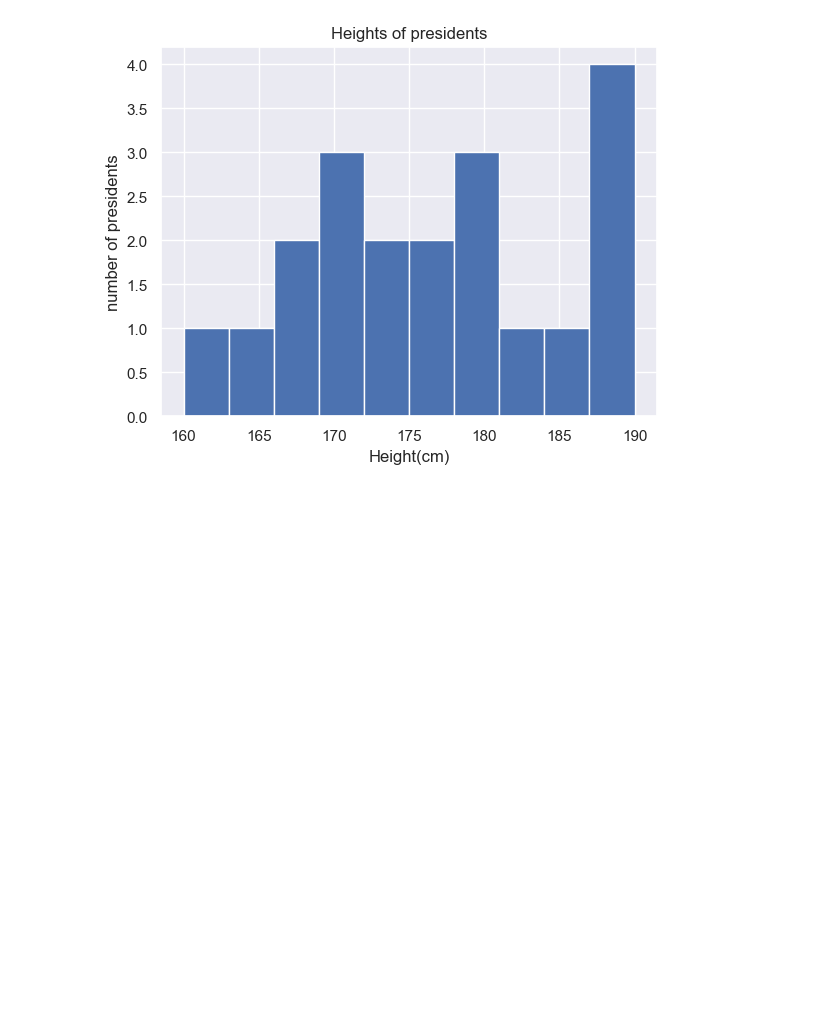
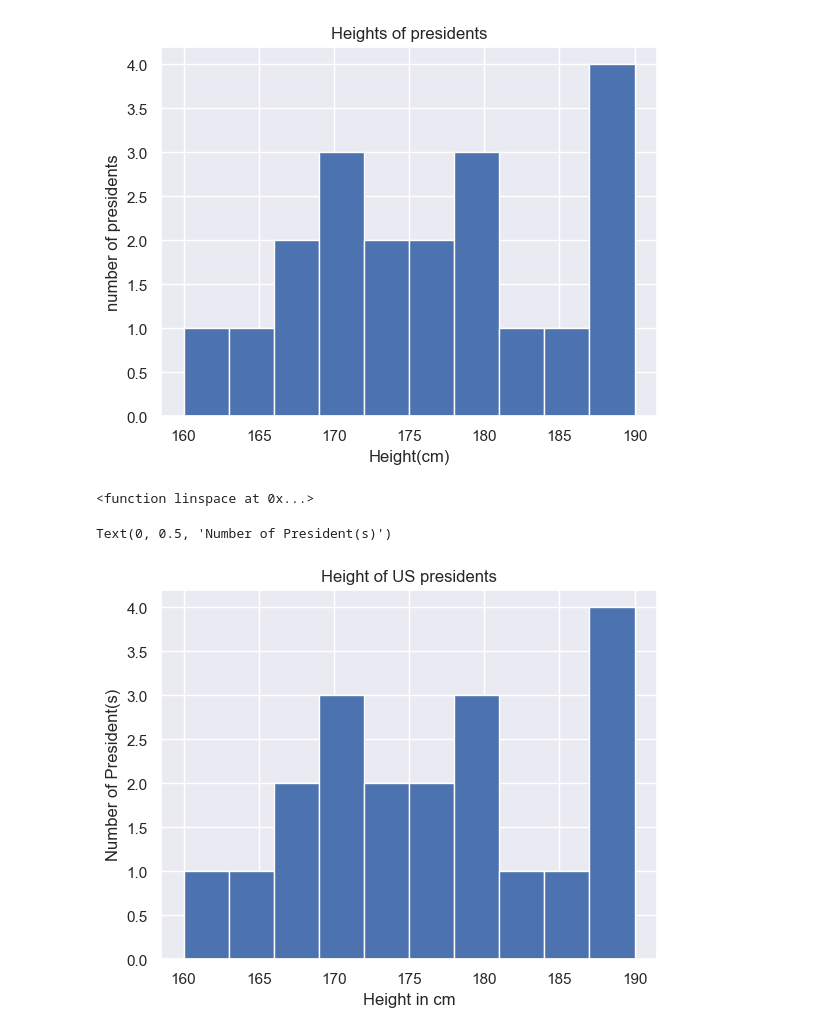
Before and after one commit to HerbSek/Learning-Data-Science, a Jupyter notebook: numpy.ipynb, the cells around one changed output. Cells and saved outputs as stored; diff of their text form; code cells hidden in the pictures; blank space fills up the shorter version.

```diff
--- a/numpy.ipynb
+++ b/numpy.ipynb
@@ -294,3 +297,24 @@ Text(0, 0.5, 'number of presidents')
 [figure]
 # %%
 ### Broadcasting (next)
+# %%
+import numpy
+getattr(numpy, 'linspace')
+# %% [output]
+<function linspace at 0x...>
+# %%
+import numpy as np
+import pandas as pd
+from matplotlib import pyplot as plt
+import seaborn
+
+seaborn.set()
+file = pd.read_csv('president.csv')
+data = np.array(file['height(cm)'])
+plt.title("Height of US presidents")
+plt.hist(data)
+plt.xlabel("Height in cm")
+plt.ylabel("Number of President(s)")
+# %% [output]
+Text(0, 0.5, 'Number of President(s)')
+[figure, added]
```
Also changed, not shown: parts of 8 cells of this notebook.
